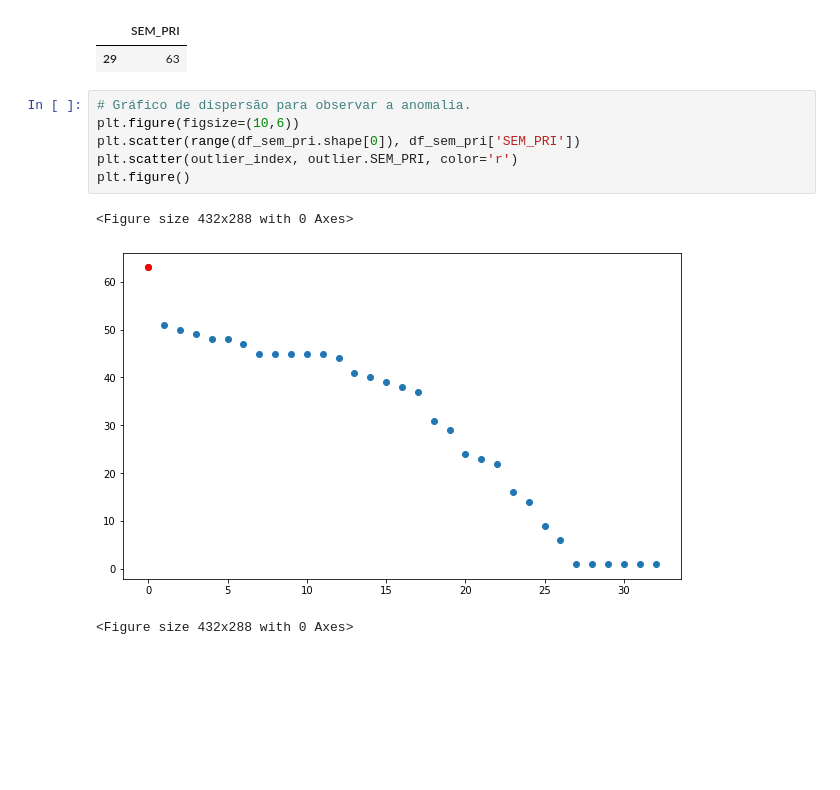
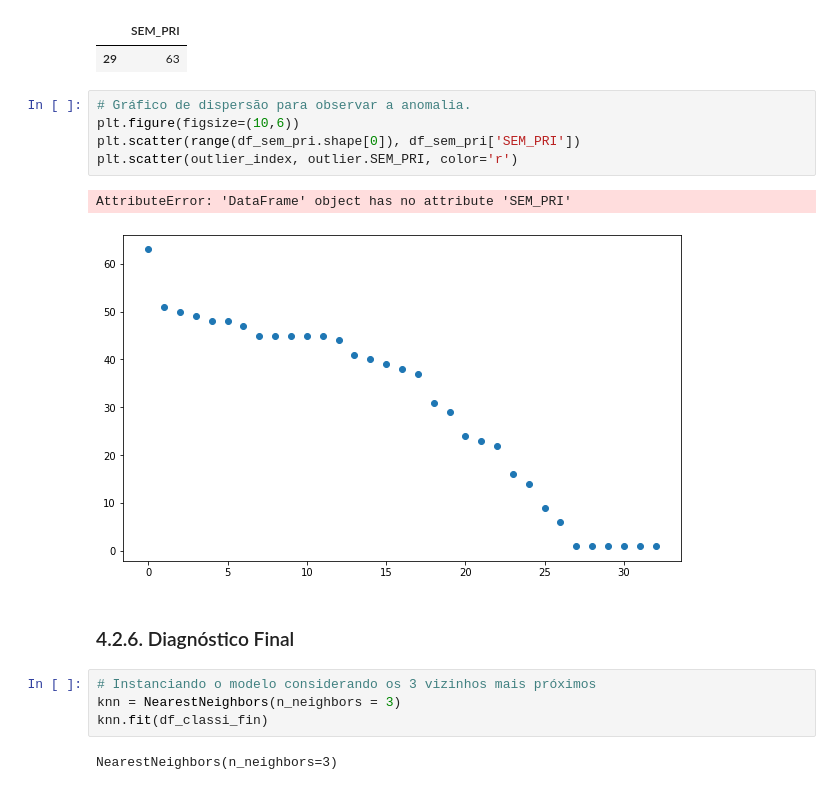
Before and after one commit to endhel/SRAG-Agrupamento-Deteccao-De-Anomalia, a Jupyter notebook: SRAG-Agrupamento-Deteccao-Anomalias.ipynb, the cells around one changed output. Drawn from its saved outputs; the diff is of its cells as text; blank space fills up the shorter version.

```diff
--- a/SRAG-Agrupamento-Deteccao-Anomalias.ipynb
+++ b/SRAG-Agrupamento-Deteccao-Anomalias.ipynb
@@ -779,10 +821,16 @@ outlier
 # %%
 # Gráfico de dispersão para observar a anomalia.
 plt.figure(figsize=(10,6))
 plt.scatter(range(df_sem_pri.shape[0]), df_sem_pri['SEM_PRI'])
 plt.scatter(outlier_index, outlier.SEM_PRI, color='r')
-plt.figure()
 # %% [output]
-<Figure size 432x288 with 0 Axes>
+AttributeError: 'DataFrame' object has no attribute 'SEM_PRI'
-[figure, old version]
+[figure, new version]
-<Figure size 432x288 with 0 Axes>
+# %% [markdown]
+### 4.2.6. Diagnóstico Final
+# %%
+# Instanciando o modelo considerando os 3 vizinhos mais próximos
+knn = NearestNeighbors(n_neighbors = 3)
+knn.fit(df_classi_fin)
+# %% [output]
+NearestNeighbors(n_neighbors=3)
```
Also changed, not shown: parts of 18 cells of this notebook.
